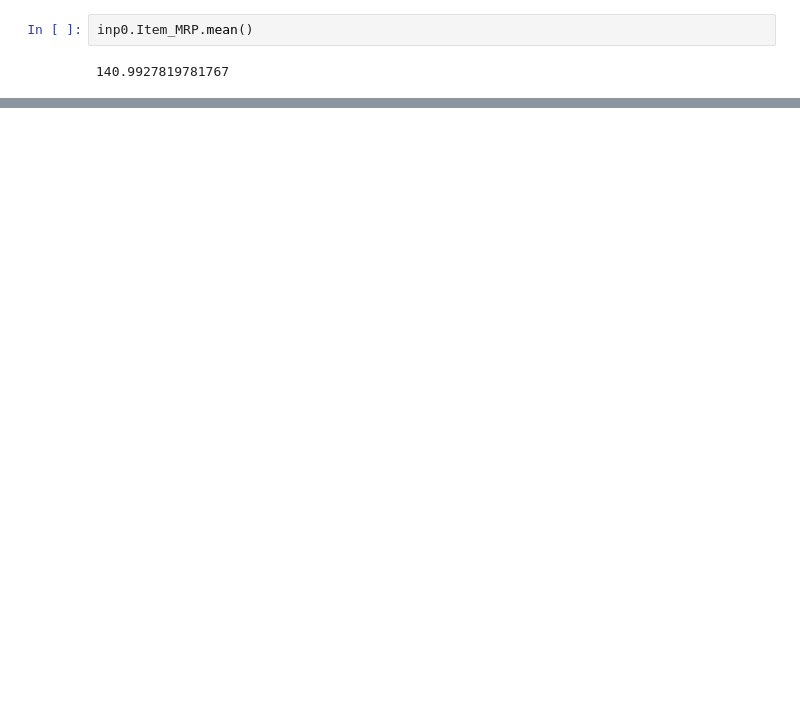
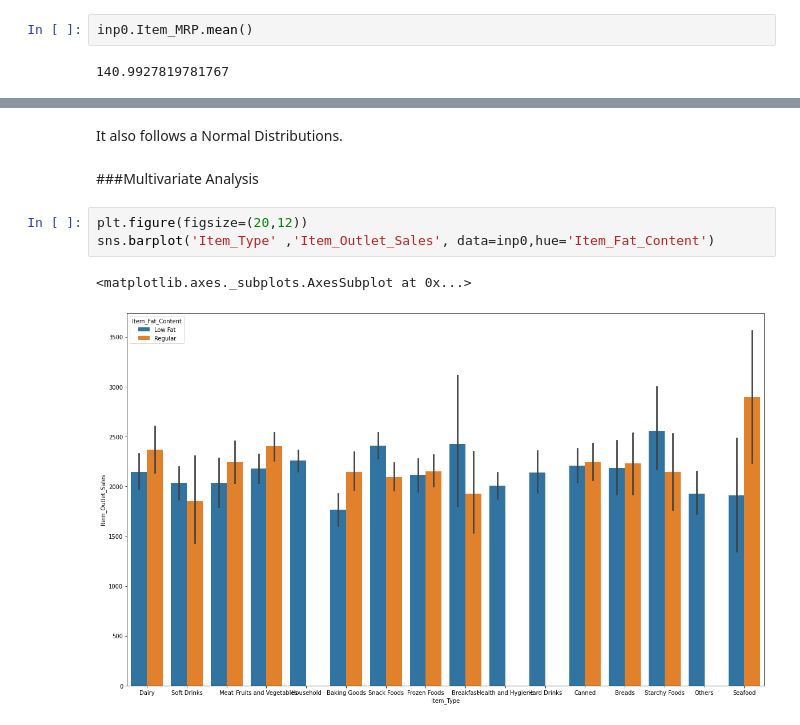
Before and after one commit to RaqeebShaikh12/EDA-BIG-MART-SALES, a Jupyter notebook: EDA_END_TERM_BIG_MART_SALES_(2).ipynb, the cells around one changed output, grey strips where cells are left out. Cells and saved outputs as stored; diff of their text form; blank space fills up the shorter version.

```diff
--- a/EDA_END_TERM_BIG_MART_SALES_(2).ipynb
+++ b/EDA_END_TERM_BIG_MART_SALES_(2).ipynb
@@ -384,0 +514,10 @@ plt.show()
+# %% [markdown]
+It also follows a Normal Distributions.
+# %% [markdown]
+###Multivariate Analysis
+# %%
+plt.figure(figsize=(20,12))
+sns.barplot('Item_Type' ,'Item_Outlet_Sales', data=inp0,hue='Item_Fat_Content')
+# %% [output]
+<matplotlib.axes._subplots.AxesSubplot at 0x...>
+[figure, added]
```
Also changed, not shown: parts of 47 cells of this notebook.
